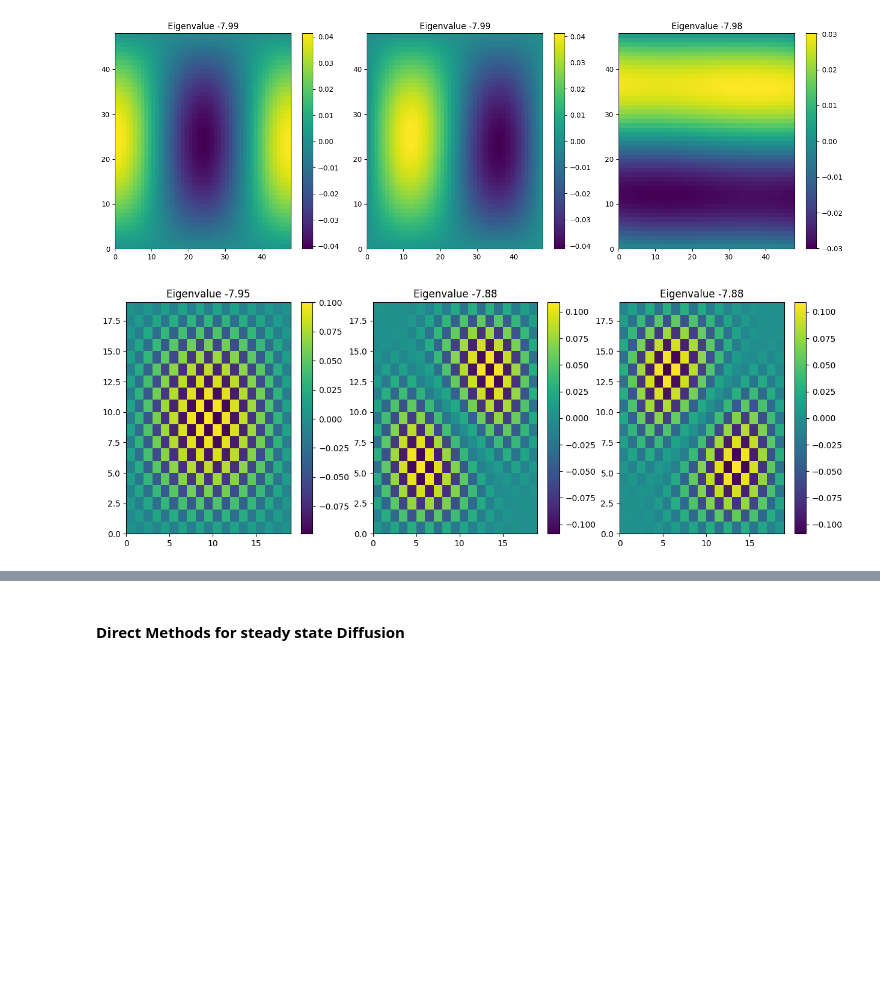
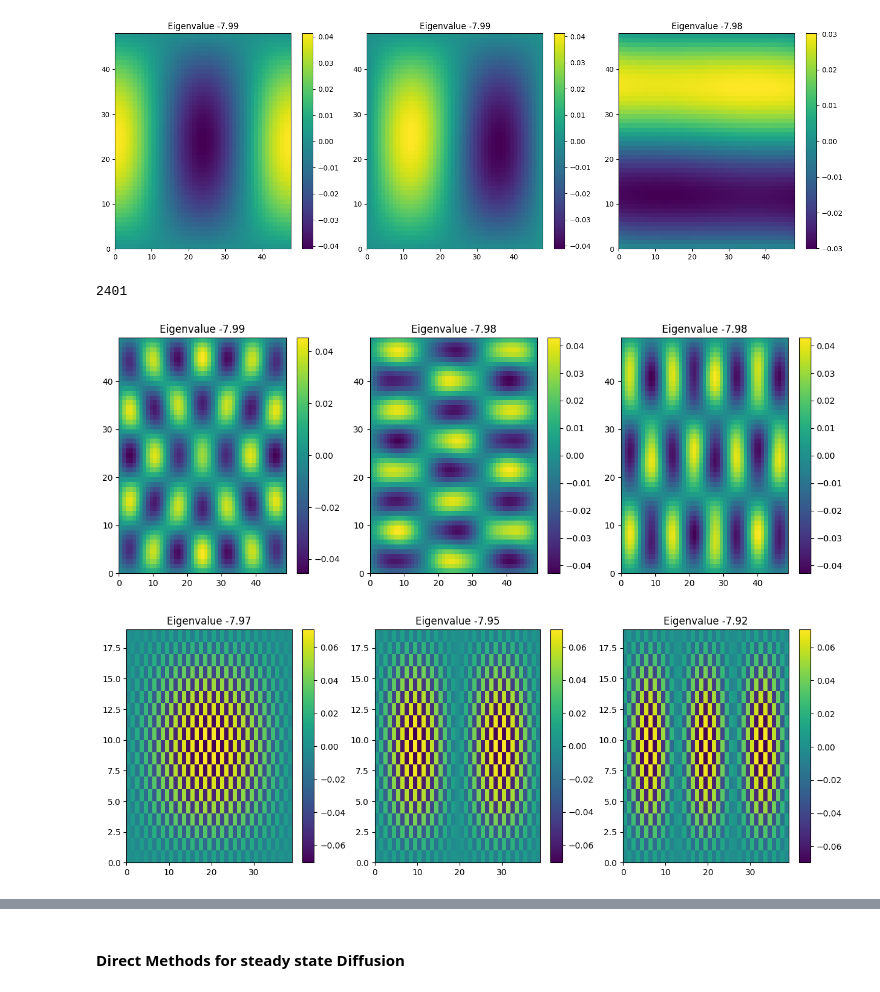
Before and after one commit to shreyaraghavendra/scientific-computing-group2, a Jupyter notebook: set3.ipynb, the cells around one changed output, grey strips where cells are left out. Saved outputs shown, nothing was run; the diff lists cells and outputs as text; code cells hidden in the pictures; blank space fills up the shorter version.

```diff
--- a/set3.ipynb
+++ b/set3.ipynb
@@ -209,11 +246,32 @@ plt.show()
 [-7.99161171e+00 -7.99159020e+00 -7.97930504e+00 ... -2.12169479e-02
  -1.64527129e-02 -4.11928263e-03]
 [figure]
+# %%
+length = 1
+width = 1
+dx = 0.02
+M, idx_map = build_laplacian_matrix(length = length, width = width, dx = dx)
+M = M.toarray()
+eigenvalues, eigenvectors = eigh(M)
+Lx = int(length / dx) + 1
+Ly = int(width / dx) + 1
+print(len(eigenvalues))
+# Plot the first few eigenvectors
+fig, axes = plt.subplots(1, 3, figsize=(15, 5))
+for i in range(3):
+    ax = axes[i]
+    eigenvector = eigenvectors[:, i+2350].reshape((Lx-2, Ly-2))
+    c = ax.pcolormesh(eigenvector, cmap='viridis')
+    fig.colorbar(c, ax=ax)
+    ax.set_title(f'Eigenvalue {eigenvalues[i]:.2f}')
+# %% [output]
+2401
+[figure, added]
 # %%
 length = 1
-width = 1
+width = 2
 dx = 0.05
-M, idx_map = build_laplacian_rectangle(length, width, dx)
+M, idx_map = build_laplacian_matrix(length = length, width = width, dx =dx)
 M = M.toarray()
 eigenvalues, eigenvectors = eigh(M)
 Lx = int(length / dx) + 1
@@ -228,7 +286,7 @@ for i in range(3):
     fig.colorbar(c, ax=ax)
     ax.set_title(f'Eigenvalue {eigenvalues[i]:.2f}')
 # %% [output]
-[figure, old version]
+[figure, new version]
 # %%
 length = 1
 width = 2
```
Also changed, not shown: parts of 8 cells of this notebook.
